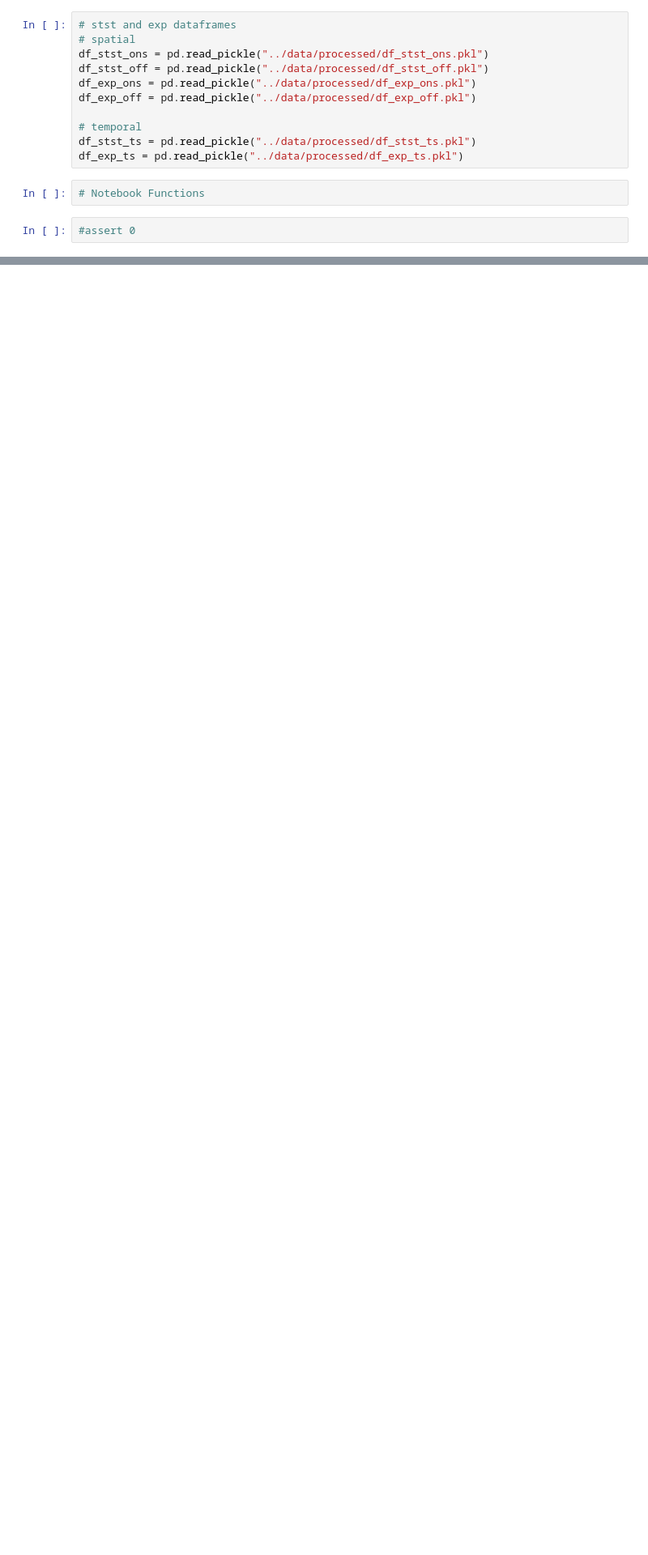
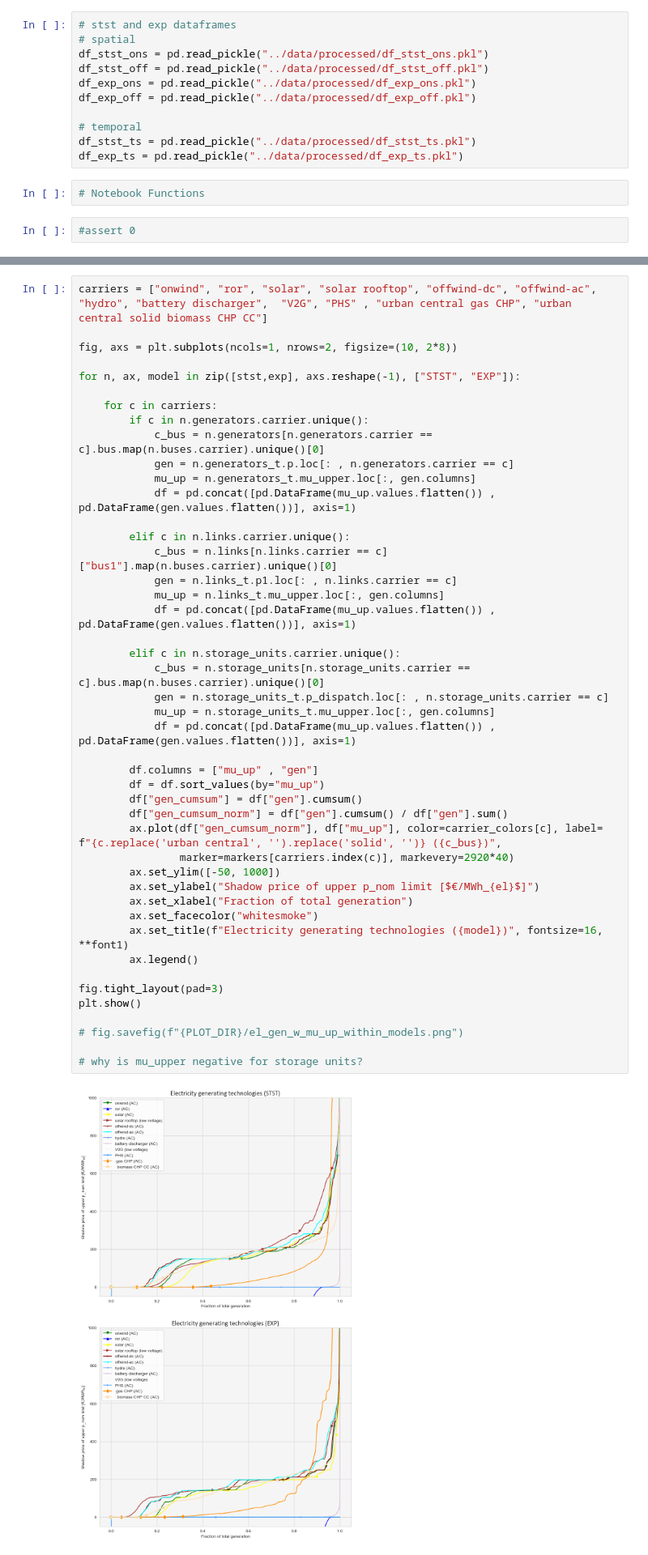
Before and after one commit to JulianGeis/master_thesis, a Jupyter notebook: notebooks/further_analysis.ipynb, the cells around one changed output, grey strips where cells are left out. Shown at 81% size. Cells and saved outputs as stored; diff of their text form; blank space fills up the shorter version.

```diff
--- a/notebooks/further_analysis.ipynb
+++ b/notebooks/further_analysis.ipynb
@@ -102,0 +123,47 @@ df_exp_ts = pd.read_pickle("../data/processed/df_exp_ts.pkl")
+# %%
+carriers = ["onwind", "ror", "solar", "solar rooftop", "offwind-dc", "offwind-ac", "hydro", "battery discharger",  "V2G", "PHS" , "urban central gas CHP", "urban central solid biomass CHP CC"]
+
+fig, axs = plt.subplots(ncols=1, nrows=2, figsize=(10, 2*8))
+
+for n, ax, model in zip([stst,exp], axs.reshape(-1), ["STST", "EXP"]):
+
+    for c in carriers:
+        if c in n.generators.carrier.unique():
+            c_bus = n.generators[n.generators.carrier == c].bus.map(n.buses.carrier).unique()[0]
+            gen = n.generators_t.p.loc[: , n.generators.carrier == c]
+            mu_up = n.generators_t.mu_upper.loc[:, gen.columns]
+            df = pd.concat([pd.DataFrame(mu_up.values.flatten()) , pd.DataFrame(gen.values.flatten())], axis=1)
+
+        elif c in n.links.carrier.unique():
+            c_bus = n.links[n.links.carrier == c]["bus1"].map(n.buses.carrier).unique()[0]
+            gen = n.links_t.p1.loc[: , n.links.carrier == c]
+            mu_up = n.links_t.mu_upper.loc[:, gen.columns]
+            df = pd.concat([pd.DataFrame(mu_up.values.flatten()) , pd.DataFrame(gen.values.flatten())], axis=1)
+
+        elif c in n.storage_units.carrier.unique():
+            c_bus = n.storage_units[n.storage_units.carrier == c].bus.map(n.buses.carrier).unique()[0]
+            gen = n.storage_units_t.p_dispatch.loc[: , n.storage_units.carrier == c]
+            mu_up = n.storage_units_t.mu_upper.loc[:, gen.columns]
+            df = pd.concat([pd.DataFrame(mu_up.values.flatten()) , pd.DataFrame(gen.values.flatten())], axis=1)
+
+        df.columns = ["mu_up" , "gen"]
+        df = df.sort_values(by="mu_up")
+        df["gen_cumsum"] = df["gen"].cumsum()
+        df["gen_cumsum_norm"] = df["gen"].cumsum() / df["gen"].sum()
+        ax.plot(df["gen_cumsum_norm"], df["mu_up"], color=carrier_colors[c], label= f"{c.replace('urban central', '').replace('solid', '')} ({c_bus})",
+                marker=markers[carriers.index(c)], markevery=2920*40)
+        ax.set_ylim([-50, 1000])
+        ax.set_ylabel("Shadow price of upper p_nom limit [$€/MWh_{el}$]")
+        ax.set_xlabel("Fraction of total generation")
+        ax.set_facecolor("whitesmoke")
+        ax.set_title(f"Electricity generating technologies ({model})", fontsize=16, **font1)
+        ax.legend()
+
+fig.tight_layout(pad=3)
+plt.show()
+
+# fig.savefig(f"{PLOT_DIR}/el_gen_w_mu_up_within_models.png")
+
+# why is mu_upper negative for storage units?
+# %% [output]
+[figure, added]
```
Also changed, not shown: parts of 4 cells of this notebook, 10 other files.
